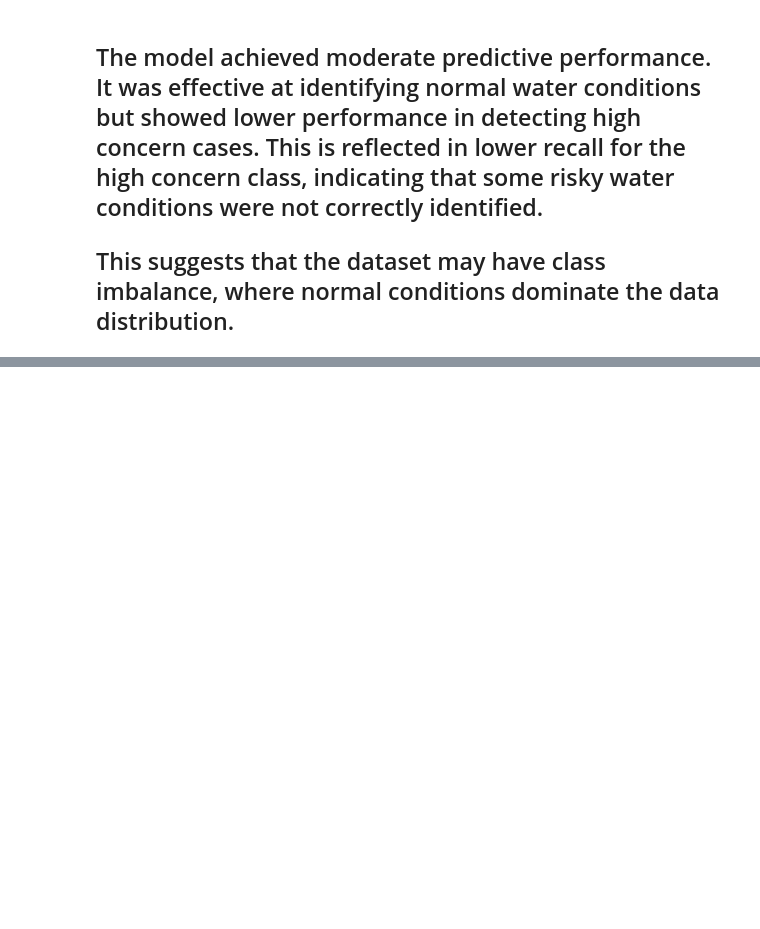
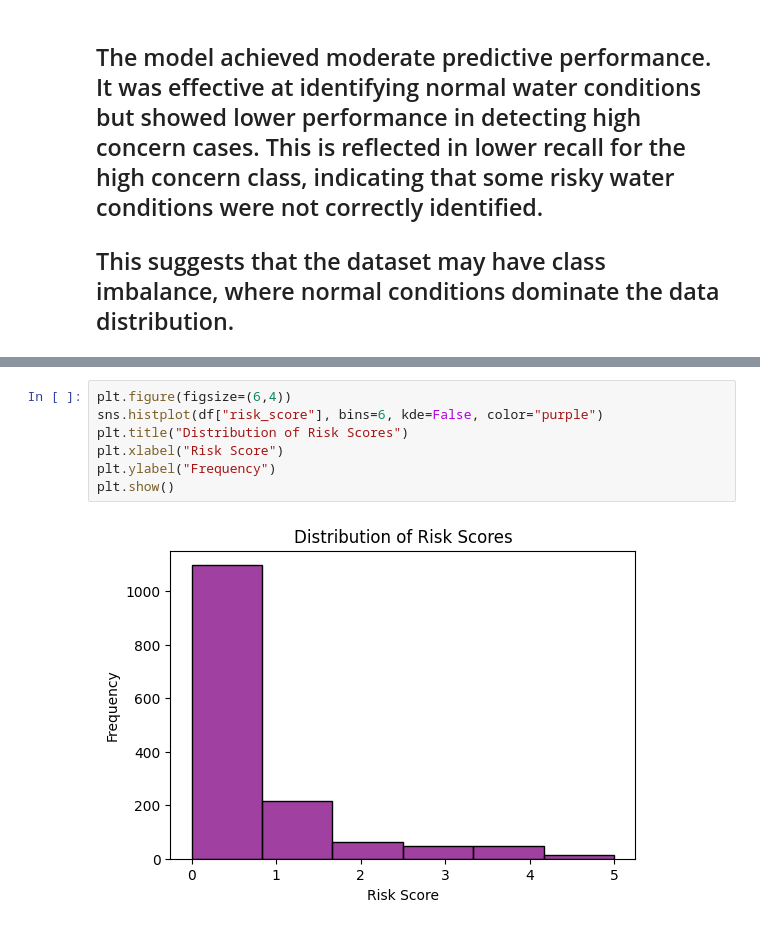
Before and after one commit to rosisneupane/nsw-water-quality-analysis, a Jupyter notebook: notebooks/NM-KNN.ipynb, the cells around one changed output, grey strips where cells are left out. Drawn from its saved outputs; the diff is of its cells as text; blank space fills up the shorter version.

```diff
--- a/notebooks/NM-KNN.ipynb
+++ b/notebooks/NM-KNN.ipynb
@@ -171,0 +210,9 @@ Confusion Matrix:
+# %%
+plt.figure(figsize=(6,4))
+sns.histplot(df["risk_score"], bins=6, kde=False, color="purple")
+plt.title("Distribution of Risk Scores")
+plt.xlabel("Risk Score")
+plt.ylabel("Frequency")
+plt.show()
+# %% [output]
+[figure, added]
```
Also changed, not shown: parts of 5 cells of this notebook.
